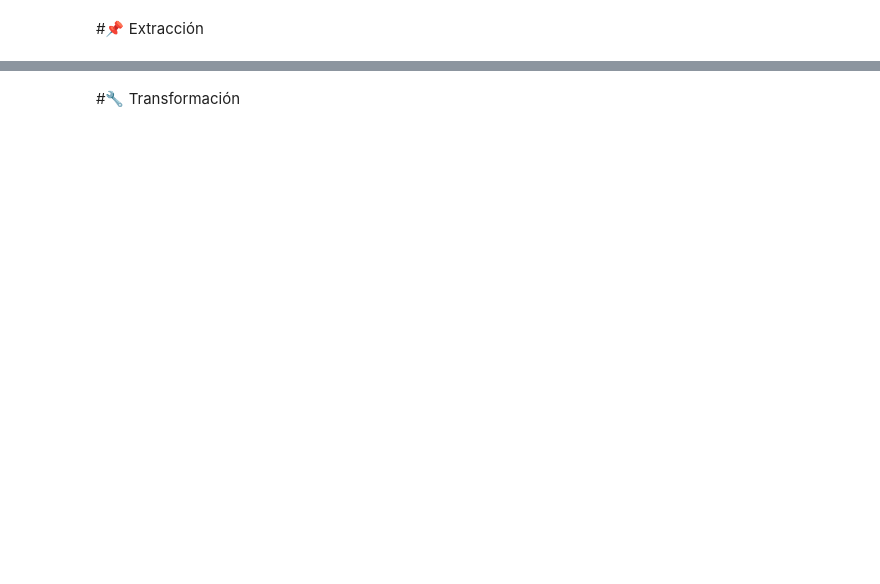
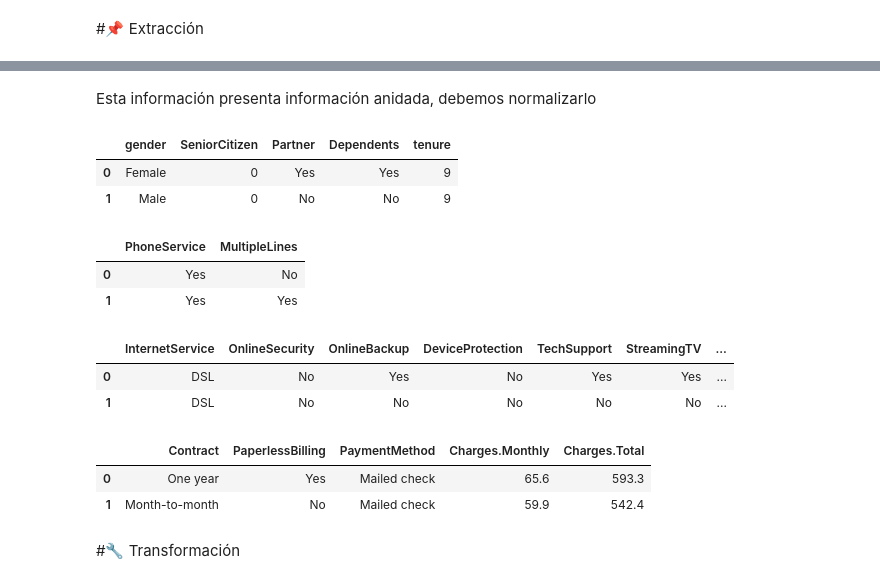
Before and after one commit to ivazquez-07/Challenge-2-TelecomX, a Jupyter notebook: Parte 1/TelecomX_LATAM.ipynb, the cells around one changed output, grey strips where cells are left out. Saved outputs shown, nothing was run; the diff lists cells and outputs as text; code cells hidden in the pictures; blank space fills up the shorter version.

```diff
--- a/Parte 1/TelecomX_LATAM.ipynb
+++ b/Parte 1/TelecomX_LATAM.ipynb
@@ -24,0 +3,16 @@ Data successfully fetched and saved to datos_tratados.csv
+# %%
+import pandas as pd
+import requests
+import json
+
+url = 'https://raw.githubusercontent.com/alura-cursos/challenge2-data-science-LATAM/refs/heads/main/TelecomX_Data.json'
+
+# Método fácil
+# datos_json = pd.read_json(url)
+# datos_json.head()
+
+# Método más dificil usando API
+get_api = requests.get(url)
+datos_api_json = json.loads(get_api.text)
+datos_json = pd.DataFrame(datos_api_json)
+datos_json.head()
@@ -25,2 +26,32 @@ Data successfully fetched and saved to datos_tratados.csv
+# %% [markdown]
+Esta información presenta información anidada, debemos normalizarlo
+# %%
+datos_customer = pd.json_normalize(datos_json['customer'])
+datos_customer.head(2)
+# %% [output]
+|  | gender | SeniorCitizen | Partner | Dependents | tenure |
+| 0 | Female | 0 | Yes | Yes | 9 |
+| 1 | Male | 0 | No | No | 9 |
+# %%
+datos_phone = pd.json_normalize(datos_json['phone'])
+datos_phone.head(2)
+# %% [output]
+|  | PhoneService | MultipleLines |
+| 0 | Yes | No |
+| 1 | Yes | Yes |
+# %%
+datos_internet = pd.json_normalize(datos_json['internet'])
+datos_internet.head(2)
+# %% [output]
+|  | InternetService | OnlineSecurity | OnlineBackup | DeviceProtection | TechSupport | StreamingTV | ... |
+| 0 | DSL | No | Yes | No | Yes | Yes | ... |
+| 1 | DSL | No | No | No | No | No | ... |
+# %%
+datos_account = pd.json_normalize(datos_json['account'])
+datos_account.head(2)
+# %% [output]
+|  | Contract | PaperlessBilling | PaymentMethod | Charges.Monthly | Charges.Total |
+| 0 | One year | Yes | Mailed check | 65.6 | 593.3 |
+| 1 | Month-to-month | No | Mailed check | 59.9 | 542.4 |
 # %% [markdown]
 #🔧 Transformación
```
Also changed, not shown: parts of 4 cells of this notebook.
